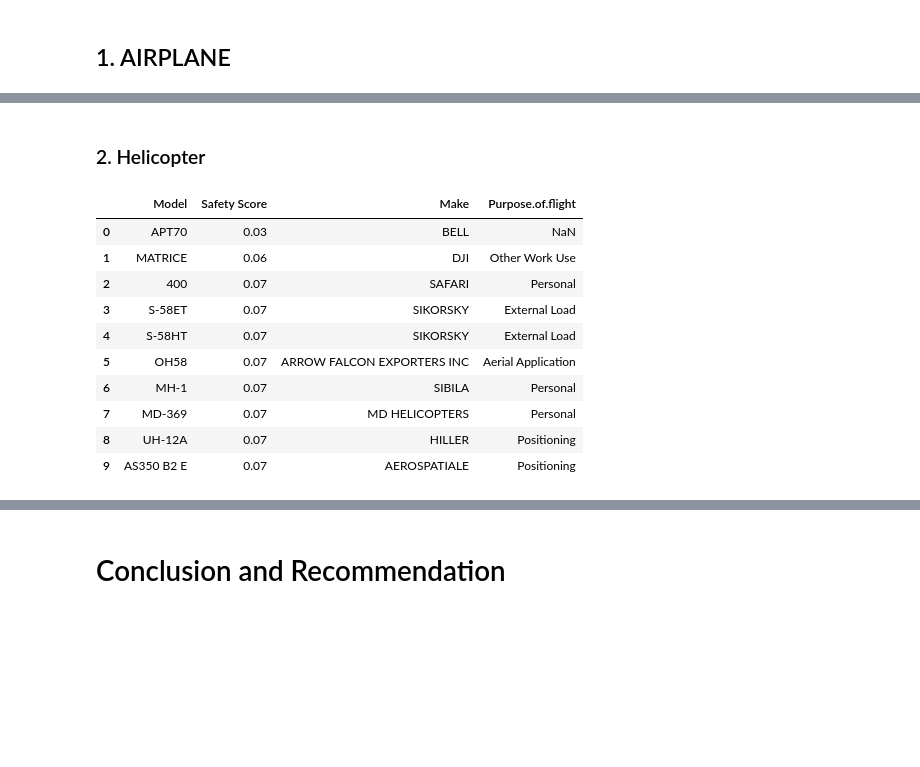
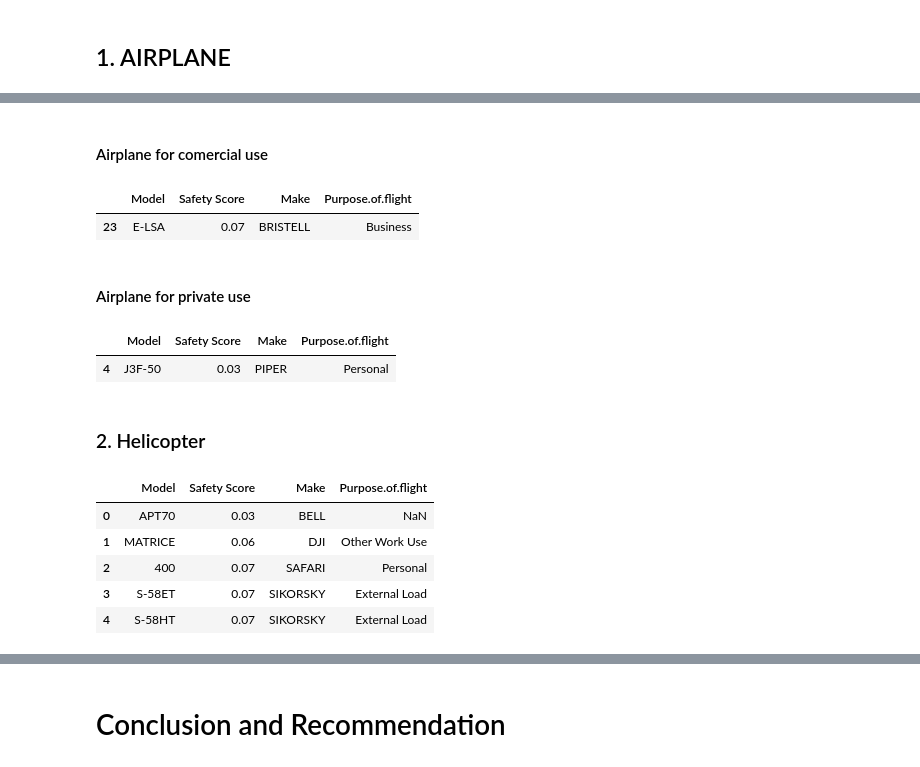
Before and after one commit to floyedmuchiri/dsc-phase-1-project-v3, a Jupyter notebook: aviation.ipynb, the cells around one changed output, grey strips where cells are left out. Saved outputs shown, nothing was run; the diff lists cells and outputs as text; code cells hidden in the pictures; blank space fills up the shorter version.

```diff
--- a/aviation.ipynb
+++ b/aviation.ipynb
@@ -293,5 +311,5 @@ data_filtered.shape[0]
 # %%
 #  Extract the year from the 'Event.Date' column
 
-data_filtered.loc['Event.Year'] = data_filtered['Event.Date'].dt.year
+data_filtered['Event.Year'] = data_filtered['Event.Date'].dt.year
 # %% [output]
@@ -630,17 +649,26 @@ Airplanes_safety_score[Airplanes_safety_score['Purpose.of.flight']=='Unknown']
+# %% [markdown]
+#### Airplane for comercial use
+# %%
+Airplanes_safety_score[Airplanes_safety_score['Purpose.of.flight']=='Business'].head(1)
+# %% [output]
+|  | Model | Safety Score | Make | Purpose.of.flight |
+| 23 | E-LSA | 0.07 | BRISTELL | Business |
+# %% [markdown]
+#### Airplane for private use
+# %%
+Airplanes_safety_score[Airplanes_safety_score['Purpose.of.flight']=='Personal'].head(1)
+# %% [output]
+|  | Model | Safety Score | Make | Purpose.of.flight |
+| 4 | J3F-50 | 0.03 | PIPER | Personal |
 # %% [markdown]
 ### 2. Helicopter
 # %%
 Helicopter_safety_score = calculate_safety_score(Helicopter_data)
-Helicopter_safety_score.head(10)
+Helicopter_safety_score.head(5)
 # %% [output]
 |  | Model | Safety Score | Make | Purpose.of.flight |
 | 0 | APT70 | 0.03 | BELL | NaN |
 | 1 | MATRICE | 0.06 | DJI | Other Work Use |
 | 2 | 400 | 0.07 | SAFARI | Personal |
 | 3 | S-58ET | 0.07 | SIKORSKY | External Load |
 | 4 | S-58HT | 0.07 | SIKORSKY | External Load |
-| 5 | OH58 | 0.07 | ARROW FALCON EXPORTERS INC | Aerial Application |
-| 6 | MH-1 | 0.07 | SIBILA | Personal |
-| 7 | MD-369 | 0.07 | MD HELICOPTERS | Personal |
-| 8 | UH-12A | 0.07 | HILLER | Positioning |
-| 9 | AS350 B2 E | 0.07 | AEROSPATIALE | Positioning |
```
Also changed, not shown: parts of 12 cells of this notebook, 10 other files.
